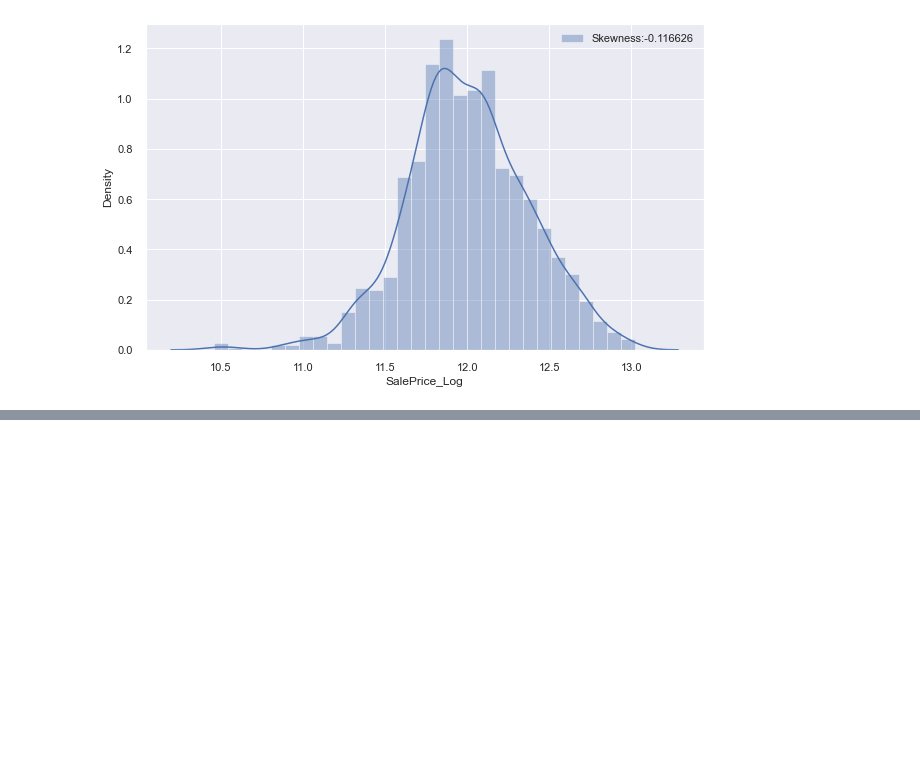
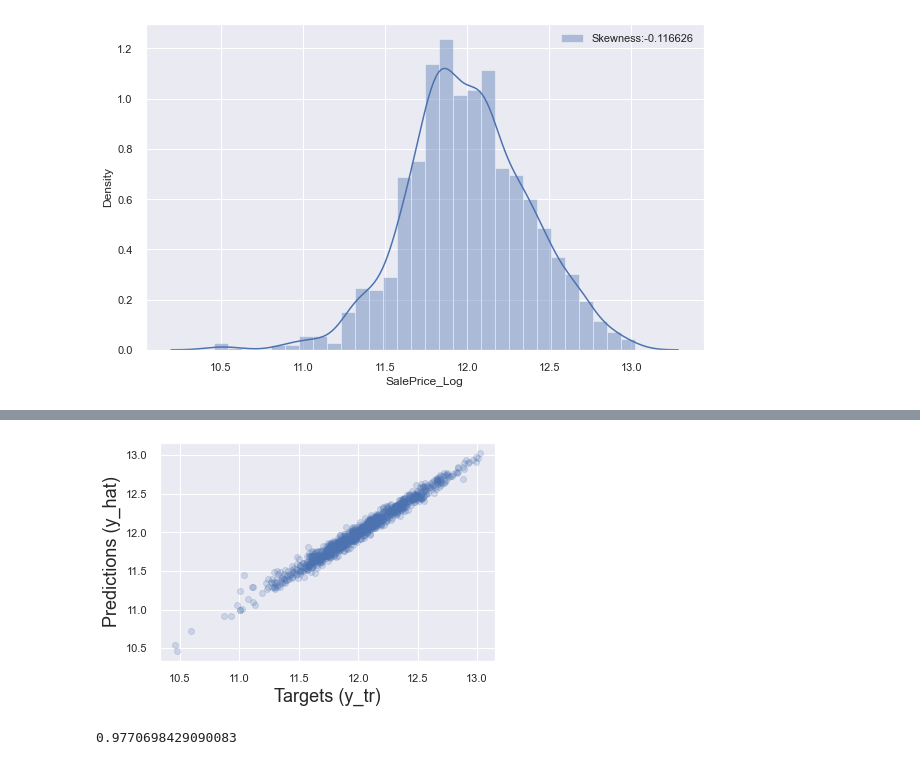
Before and after one commit to YongwoonHwang/Class, a Jupyter notebook: house-prices-advanced-regression-techniques/house_prices.ipynb, the cells around one changed output, grey strips where cells are left out. Cells and saved outputs as stored; diff of their text form; code cells hidden in the pictures; blank space fills up the shorter version.

```diff
--- a/house-prices-advanced-regression-techniques/house_prices.ipynb
+++ b/house-prices-advanced-regression-techniques/house_prices.ipynb
@@ -482,0 +713,5 @@ Kurtosis: 0.537382
+# %%
+# 기존 범주형 변수와 새로 만들어진 수치형 변수 역시 유의하지 않은 것들은 삭제합니다.
+
+df_train.drop(['MSZoning','Neighborhood' , 'Condition2', 'MasVnrType', 'ExterQual', 'BsmtQual','CentralAir', 'Electrical', 'KitchenQual', 'SaleType', 'Cond2_num', 'Mas_num', 'CA_num', 'Elc_num', 'SlTy_num'], axis = 1, inplace = True)
+df_test.drop(['MSZoning', 'Neighborhood' , 'Condition2', 'MasVnrType', 'ExterQual', 'BsmtQual','CentralAir', 'Electrical', 'KitchenQual', 'SaleType', 'Cond2_num', 'Mas_num', 'CA_num', 'Elc_num', 'SlTy_num'], axis = 1, inplace = True)
@@ -482,0 +748,19 @@ Kurtosis: 0.537382
+# %%
+# Test 하기 전 Validation 과정을 거쳐줍니다.
+# train 데이터의 20%를 validatioin 으로 주고 80%를 train으로 남겨주어 분리해줍니다.
+
+from sklearn.model_selection import train_test_split
+from sklearn import metrics
+
+X_train = df_train.drop("SalePrice_Log", axis = 1).values
+target_label = df_train["SalePrice_Log"].values
+X_test = df_test.values
+X_tr, X_vld, y_tr, y_vld = train_test_split(X_train, target_label, test_size = 0.2, random_state = 2000)
+# %%
+# XGBoost 모델을 만들어줍니다.
+
+import xgboost
+regressor = xgboost.XGBRegressor(colsample_bytree = 0.4603, learning_rate = 0.06, min_child_weight = 1.8,
+                                max_depth=3, subsample = 0.52, n_estimators = 2000,
+                                random_state = 7, ntrhead = -1)
+regressor.fit(X_tr, y_tr)
@@ -482,0 +793,15 @@ Kurtosis: 0.537382
+# %%
+# 예측 된 값 (y_hat)에 대한 Scatter Plot을 그려봅니다.
+
+y_hat = regressor.predict(X_tr)
+
+plt.scatter(y_tr, y_hat, alpha = 0.2)
+plt.xlabel('Targets (y_tr)', size=18)
+plt.ylabel('Predictions (y_hat)', size=18)
+plt.show()
+# %% [output]
+[figure, added]
+# %%
+regressor.score(X_tr, y_tr)
+# %% [output]
+0.9770698429090083
```
Also changed, not shown: parts of 33 cells of this notebook, 1 other file.
